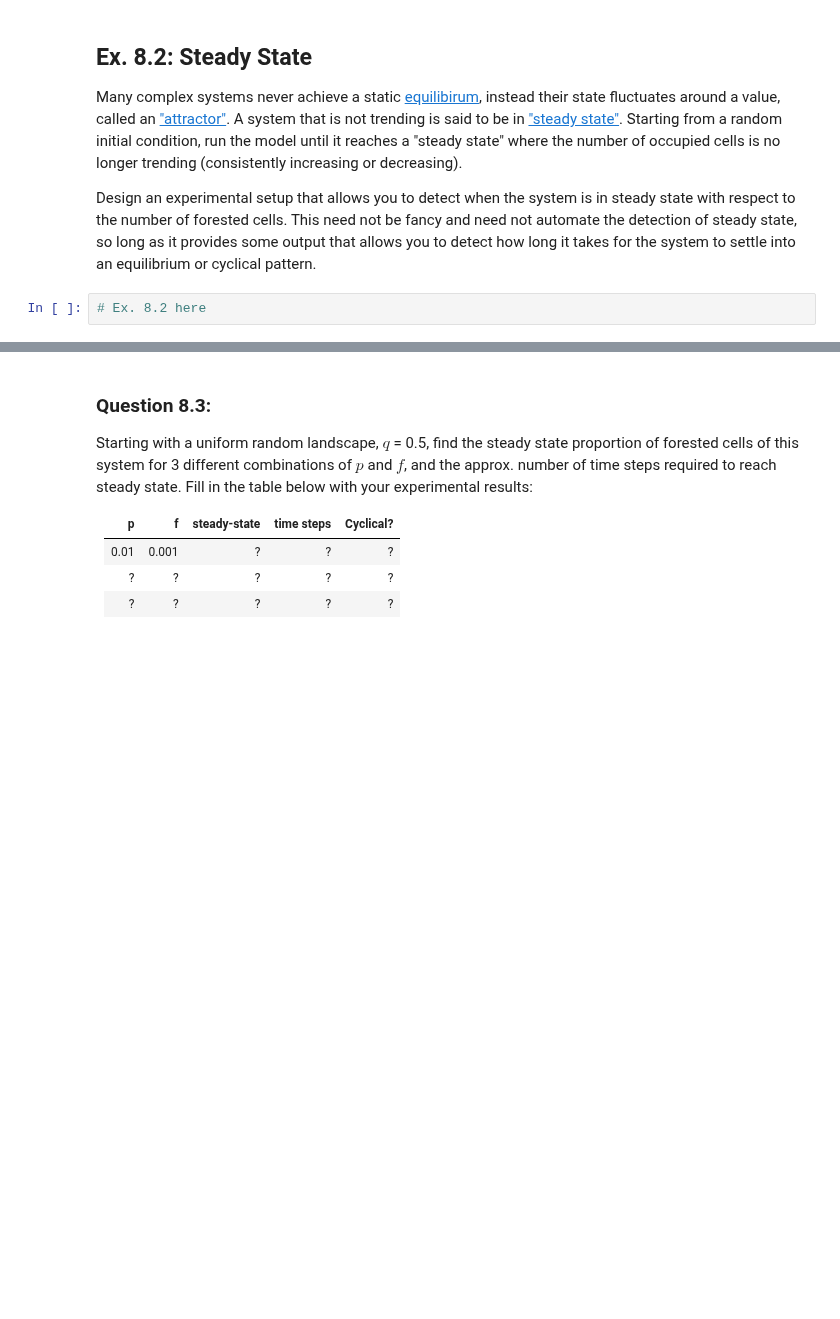
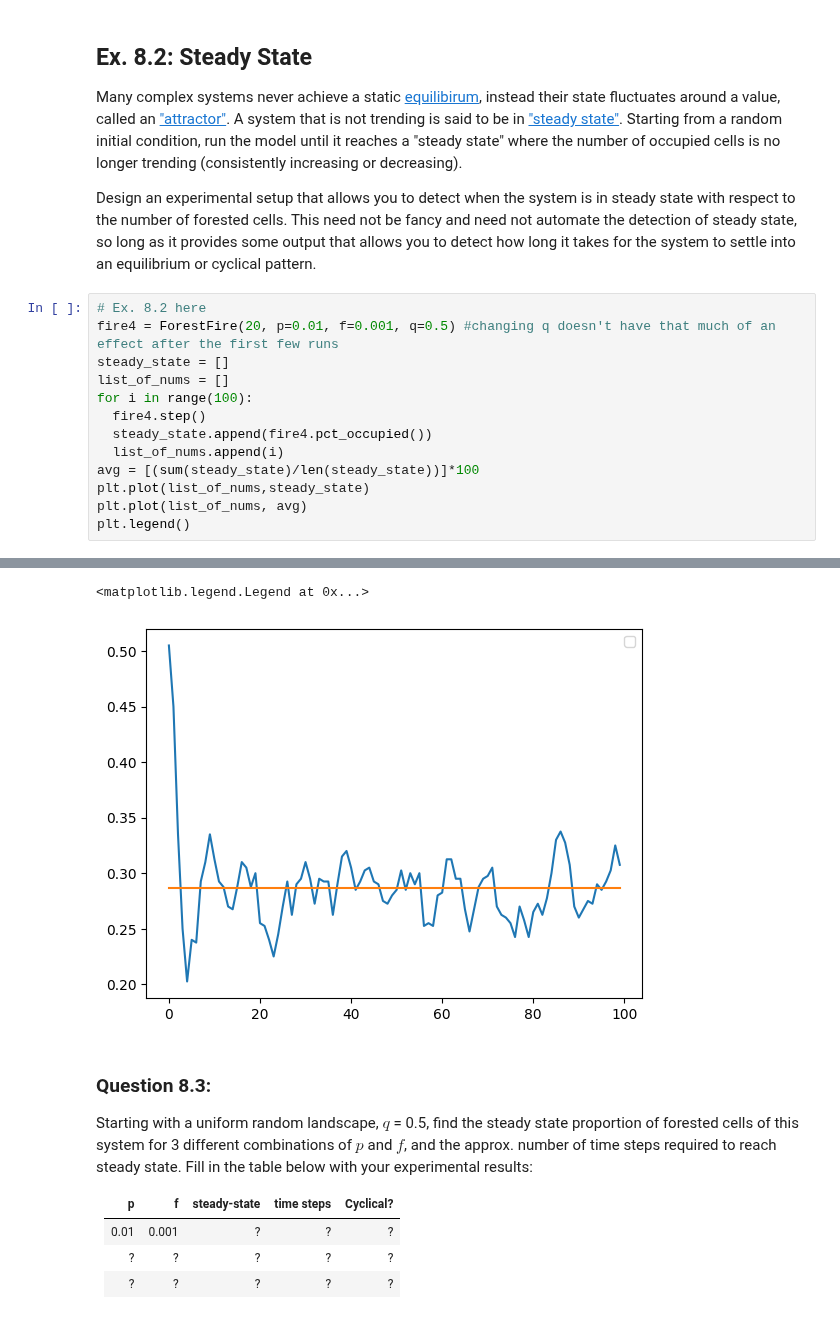
Before and after one commit to Zeko2005/cap-comp215, a Jupyter notebook: labs/lab07-10-fire.ipynb, the cells around one changed output, grey strips where cells are left out. Saved outputs shown, nothing was run; the diff lists cells and outputs as text; blank space fills up the shorter version.

```diff
--- a/labs/lab07-10-fire.ipynb
+++ b/labs/lab07-10-fire.ipynb
@@ -326,5 +342,17 @@ Starting from a random initial condition, run the model until it reaches a "stea
 
 Design an experimental setup that allows you to detect when the system is in steady state with respect to the number of forested cells.
 This need not be fancy and need not automate the detection of steady state, so long as it provides some output that allows you to detect how long it takes for the system to settle into an equilibrium or cyclical pattern.
-# %%
-# Ex. 8.2 here
+# %%
+# Ex. 8.2 here
+fire4 = ForestFire(20, p=0.01, f=0.001, q=0.5) #changing q doesn't have that much of an effect after the first few runs
+steady_state = []
+list_of_nums = []
+for i in range(100):
+  fire4.step()
+  steady_state.append(fire4.pct_occupied())
+  list_of_nums.append(i)
+avg = [(sum(steady_state)/len(steady_state))]*100
+plt.plot(list_of_nums,steady_state)
+plt.plot(list_of_nums, avg)
+plt.legend()
+# %% [output]
@@ -331,3 +360,5 @@ This need not be fancy and need not automate the detection of steady state, so l
+<matplotlib.legend.Legend at 0x...>
+[figure, added]
 # %% [markdown]
 ### Question 8.3:
 Starting with a uniform random landscape, $q$ = 0.5, find the steady state proportion of forested cells of this system for 3 different combinations of $p$ and $f$, and the approx. number of time steps required to reach steady state.
```
Also changed, not shown: parts of 9 cells of this notebook.
